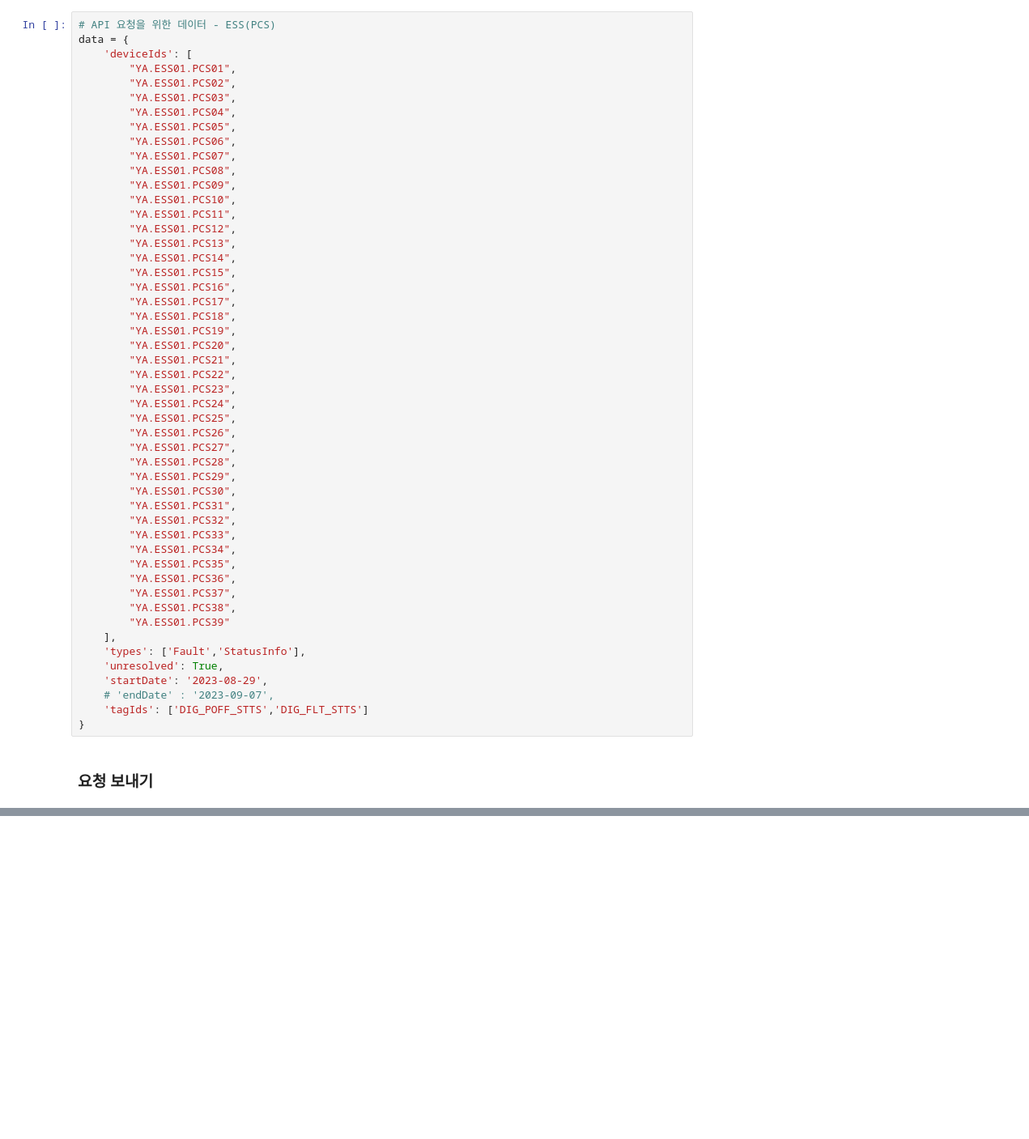
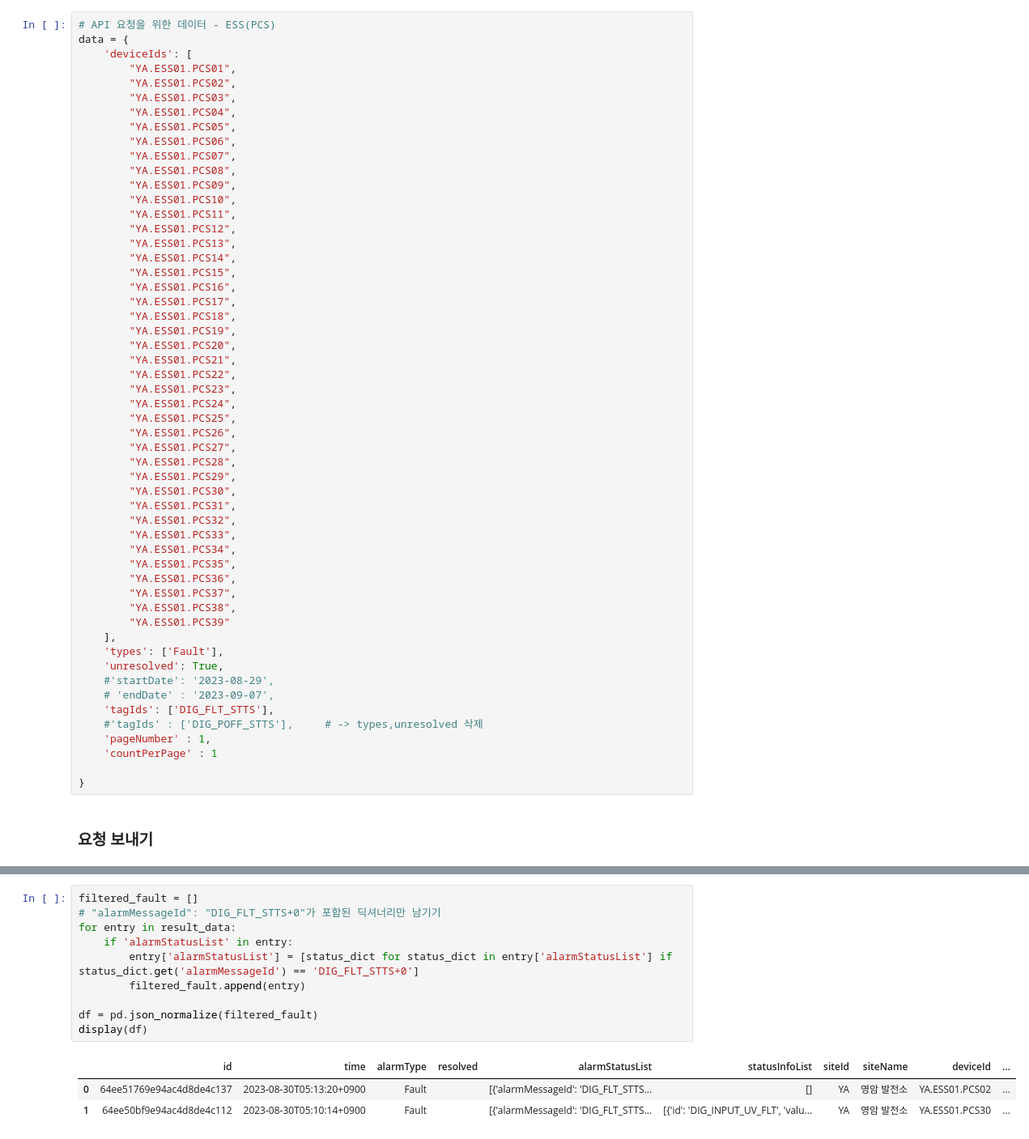
Before and after one commit to jihyeoniyat/git_jhlim, a Jupyter notebook: 2. 프로젝트/3. 23_MLOps PV 발전량 예측 모델 적용/2. Fault 알람 데이터/1. 호출 Test/kpx_fault.ipynb, the cells around one changed output, grey strips where cells are left out. Shown at 81% size. Saved outputs shown, nothing was run; the diff lists cells and outputs as text; blank space fills up the shorter version.

Commit message:
fault ver2 Raw테이블 생성코드

```diff
--- a/2. 프로젝트/3. 23_MLOps PV 발전량 예측 모델 적용/2. Fault 알람 데이터/1. 호출 Test/kpx_fault.ipynb
+++ b/2. 프로젝트/3. 23_MLOps PV 발전량 예측 모델 적용/2. Fault 알람 데이터/1. 호출 Test/kpx_fault.ipynb
@@ -121,11 +123,15 @@ data = {
         "YA.ESS01.PCS38",
         "YA.ESS01.PCS39"
     ],
-    'types': ['Fault','StatusInfo'],
+    'types': ['Fault'],
     'unresolved': True,
-    'startDate': '2023-08-29',
+    #'startDate': '2023-08-29',
     # 'endDate' : '2023-09-07',
-    'tagIds': ['DIG_POFF_STTS','DIG_FLT_STTS']
+    'tagIds': ['DIG_FLT_STTS'],
+    #'tagIds' : ['DIG_POFF_STTS'],     # -> types,unresolved 삭제
+    'pageNumber' : 1,
+    'countPerPage' : 1
+
 }
 # %% [markdown]
 ### 요청 보내기
@@ -149,0 +158,14 @@ print(result_data)
+# %%
+filtered_fault = []
+# "alarmMessageId": "DIG_FLT_STTS+0"가 포함된 딕셔너리만 남기기
+for entry in result_data:
+    if 'alarmStatusList' in entry:
+        entry['alarmStatusList'] = [status_dict for status_dict in entry['alarmStatusList'] if status_dict.get('alarmMessageId') == 'DIG_FLT_STTS+0']
+        filtered_fault.append(entry)
+
+df = pd.json_normalize(filtered_fault)
+display(df)
+# %% [output]
+|  | id | time | alarmType | resolved | alarmStatusList | statusInfoList | siteId | siteName | deviceId | ... |
+| 0 | 64ee51769e94ac4d8de4c137 | 2023-08-30T05:13:20+0900 | Fault |  | [{'alarmMessageId': 'DIG_FLT_STTS... | [] | YA | 영암 발전소 | YA.ESS01.PCS02 | ... |
+| 1 | 64ee50bf9e94ac4d8de4c112 | 2023-08-30T05:10:14+0900 | Fault |  | [{'alarmMessageId': 'DIG_FLT_STTS... | [{'id': 'DIG_INPUT_UV_FLT', 'valu... | YA | 영암 발전소 | YA.ESS01.PCS30 | ... |
```
Also changed, not shown: parts of 4 cells of this notebook, 2 other files.
